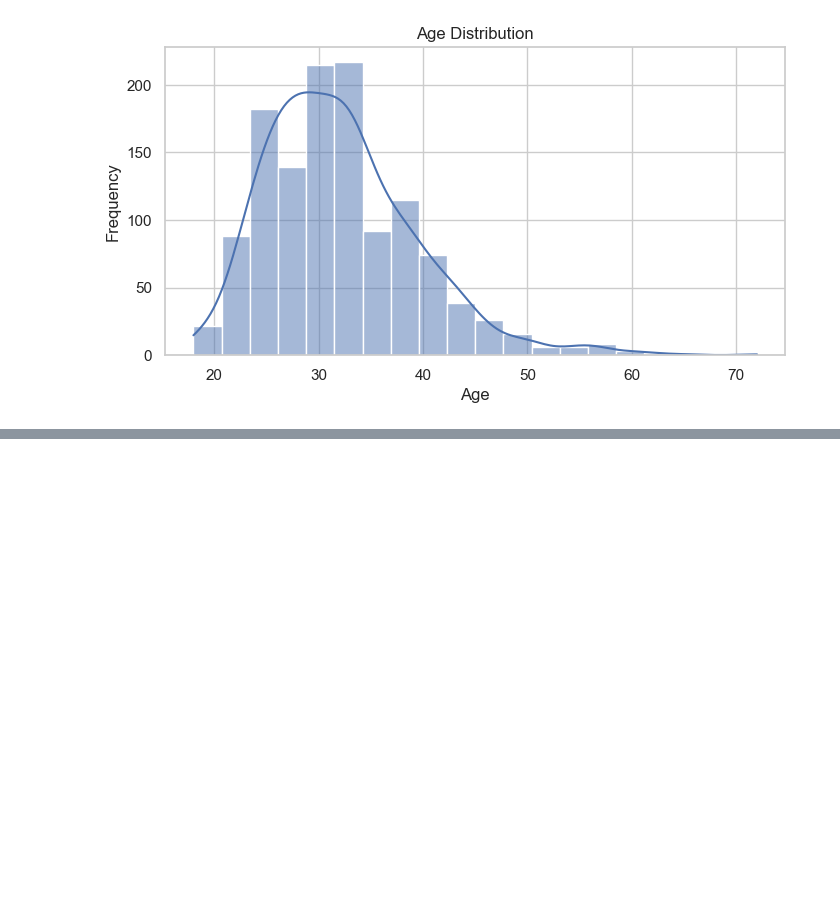
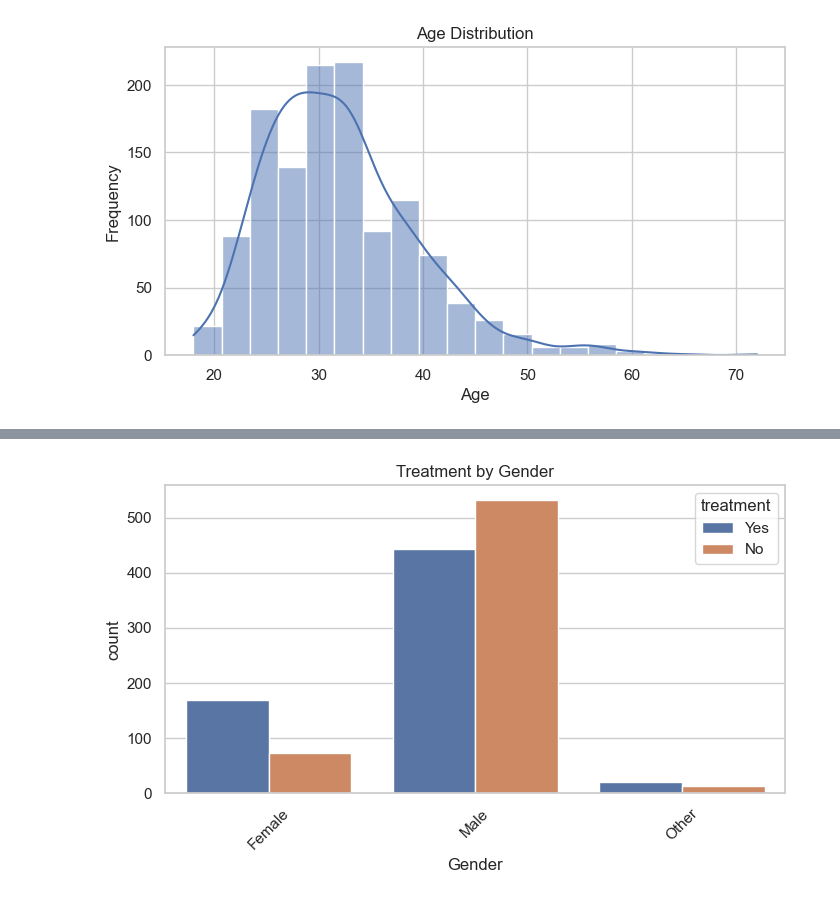
Before and after one commit to markchweya/DSA2040A_DataMining_Group1, a Jupyter notebook: DSA2040A_DataMining_Group1/notebooks/2_exploratory_analysis.ipynb, the cells around one changed output, grey strips where cells are left out. Saved outputs shown, nothing was run; the diff lists cells and outputs as text; code cells hidden in the pictures; blank space fills up the shorter version.

```diff
--- a/DSA2040A_DataMining_Group1/notebooks/2_exploratory_analysis.ipynb
+++ b/DSA2040A_DataMining_Group1/notebooks/2_exploratory_analysis.ipynb
@@ -35,0 +73,9 @@ plt.show()
+# %%
+# Gender vs Treatment
+plt.figure(figsize=(8, 4))
+sns.countplot(x='Gender', hue='treatment', data=df)
+plt.title('Treatment by Gender')
+plt.xticks(rotation=45)
+plt.show()
+# %% [output]
+[figure, added]
```
Also changed, not shown: parts of 5 cells of this notebook, 1 other file.
